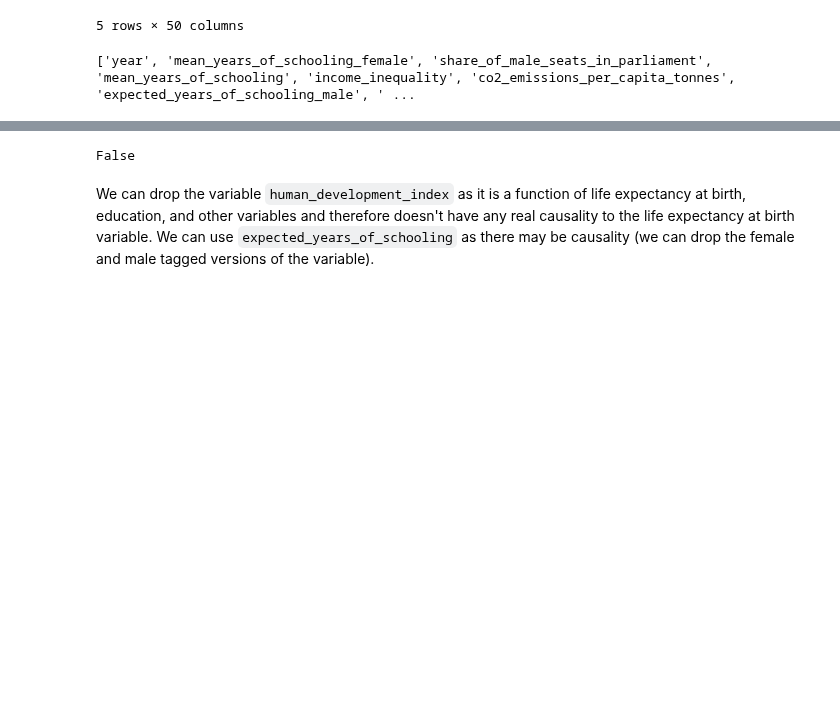
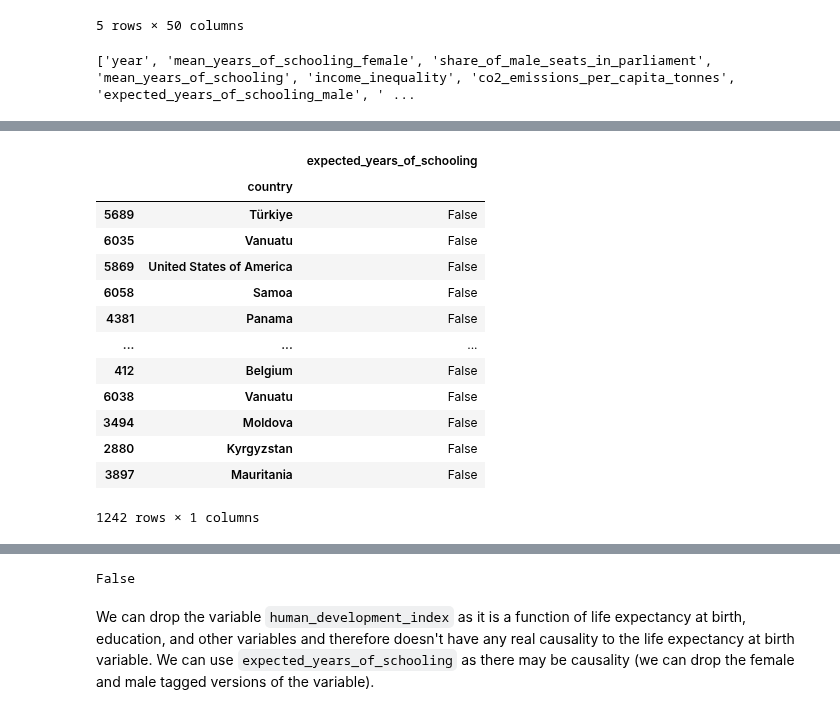
Before and after one commit to idalinnakallio/DAT565, a Jupyter notebook: Assignment 4/Assignment4.ipynb, the cells around one changed output, grey strips where cells are left out. Saved outputs shown, nothing was run; the diff lists cells and outputs as text; code cells hidden in the pictures; blank space fills up the shorter version.

```diff
--- a/Assignment 4/Assignment4.ipynb
+++ b/Assignment 4/Assignment4.ipynb
@@ -264,3 +235,20 @@ X_train_filled_new
+# %%
+X_test_filled_new[['expected_years_of_schooling']].isnull()
+# %% [output]
+|  |  | expected_years_of_schooling |
+|  | country |  |
+| 5689 | Türkiye | False |
+| 6035 | Vanuatu | False |
+| 5869 | United States of America | False |
+| 6058 | Samoa | False |
+| 4381 | Panama | False |
+| ... | ... | ... |
+| 412 | Belgium | False |
+| 6038 | Vanuatu | False |
+| 3494 | Moldova | False |
+| 2880 | Kyrgyzstan | False |
+| 3897 | Mauritania | False |
+1242 rows × 1 columns
 # %%
 X_train[X_train['country_id'].isin([53])]
 # %% [output]
```
Also changed, not shown: parts of 7 cells of this notebook.
